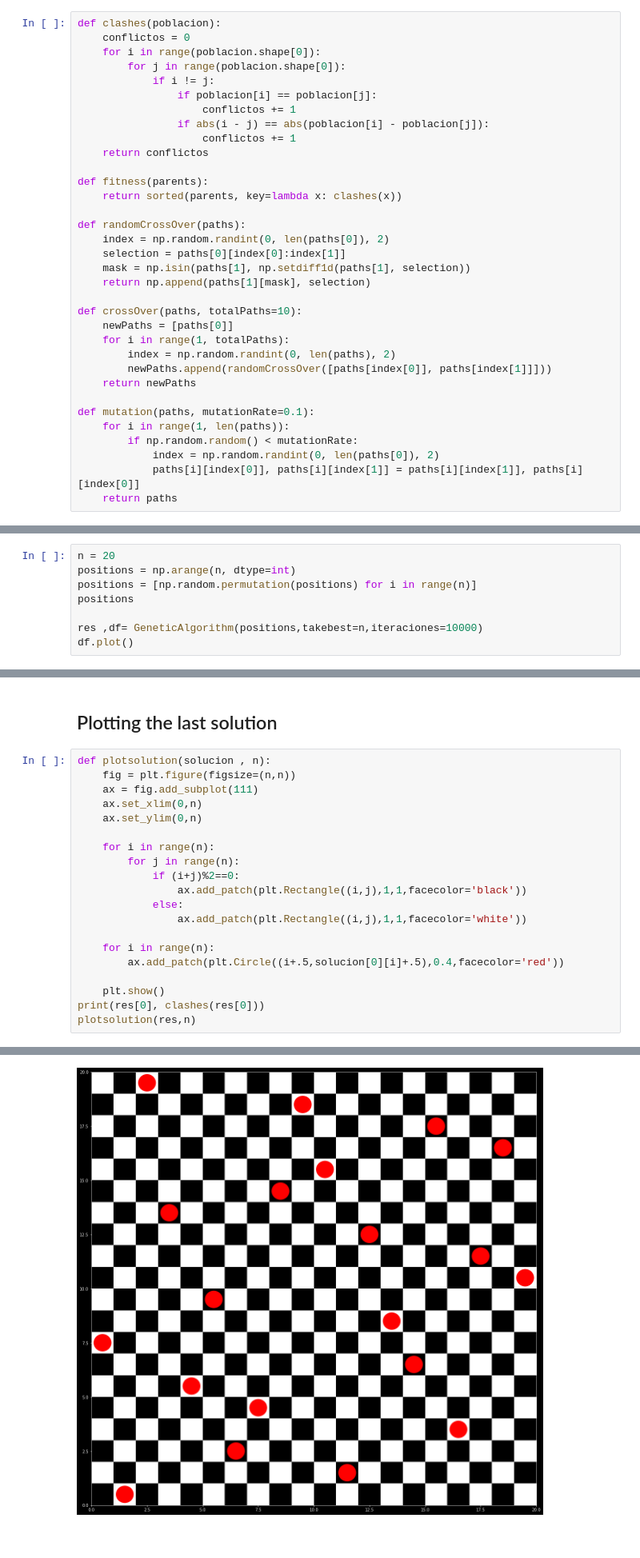
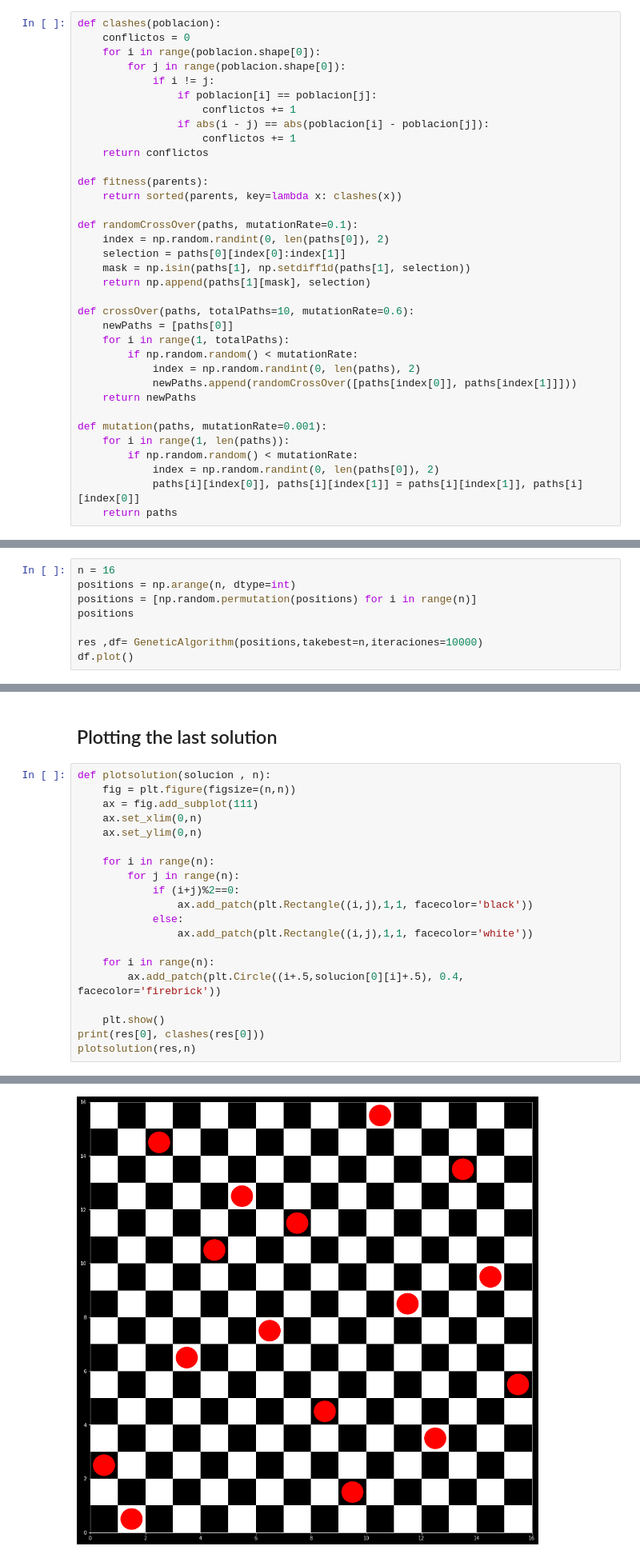
Before and after one commit to miracFence/Optimizacion_Metaheuristicas_II, a Jupyter notebook: 8 reinas/src/main/NQueens_full.ipynb, the cells around one changed output, grey strips where cells are left out. Shown at 80% size. Cells and saved outputs as stored; diff of their text form.

```diff
--- a/8 reinas/src/main/NQueens_full.ipynb
+++ b/8 reinas/src/main/NQueens_full.ipynb
@@ -21,20 +21,21 @@ def clashes(poblacion):
 def fitness(parents):
     return sorted(parents, key=lambda x: clashes(x))
 
-def randomCrossOver(paths):
+def randomCrossOver(paths, mutationRate=0.1):
     index = np.random.randint(0, len(paths[0]), 2)
     selection = paths[0][index[0]:index[1]]
     mask = np.isin(paths[1], np.setdiff1d(paths[1], selection))
     return np.append(paths[1][mask], selection)
 
-def crossOver(paths, totalPaths=10):
+def crossOver(paths, totalPaths=10, mutationRate=0.6):
     newPaths = [paths[0]]
     for i in range(1, totalPaths):
-        index = np.random.randint(0, len(paths), 2)
-        newPaths.append(randomCrossOver([paths[index[0]], paths[index[1]]]))
+        if np.random.random() < mutationRate:
+            index = np.random.randint(0, len(paths), 2)
+            newPaths.append(randomCrossOver([paths[index[0]], paths[index[1]]]))
     return newPaths
 
-def mutation(paths, mutationRate=0.1):
+def mutation(paths, mutationRate=0.001):
     for i in range(1, len(paths)):
         if np.random.random() < mutationRate:
             index = np.random.randint(0, len(paths[0]), 2)
@@ -55,7 +56,7 @@ def GeneticAlgorithm(parents, takebest=8, iteraciones=100):
     df = pd.DataFrame(res, columns=['solucion', 'conflictos'])
     return fitness(parents), df
 # %%
-n = 20
+n = 16
 positions = np.arange(n, dtype=int)
 positions = [np.random.permutation(positions) for i in range(n)]
 positions
@@ -87,12 +88,12 @@ def plotsolution(solucion , n):
     for i in range(n):
         for j in range(n):
             if (i+j)%2==0:
-                ax.add_patch(plt.Rectangle((i,j),1,1,facecolor='black'))
+                ax.add_patch(plt.Rectangle((i,j),1,1, facecolor='black'))
             else:
-                ax.add_patch(plt.Rectangle((i,j),1,1,facecolor='white'))
+                ax.add_patch(plt.Rectangle((i,j),1,1, facecolor='white'))
 
     for i in range(n):
-        ax.add_patch(plt.Circle((i+.5,solucion[0][i]+.5),0.4,facecolor='red'))
+        ax.add_patch(plt.Circle((i+.5,solucion[0][i]+.5), 0.4, facecolor='firebrick'))
 
     plt.show()
 print(res[0], clashes(res[0]))
@@ -102 +103 @@ plotsolution(res,n)
-[figure, old version]
+[figure, new version]
```
Also changed, not shown: parts of 4 cells of this notebook, 9 other files.
